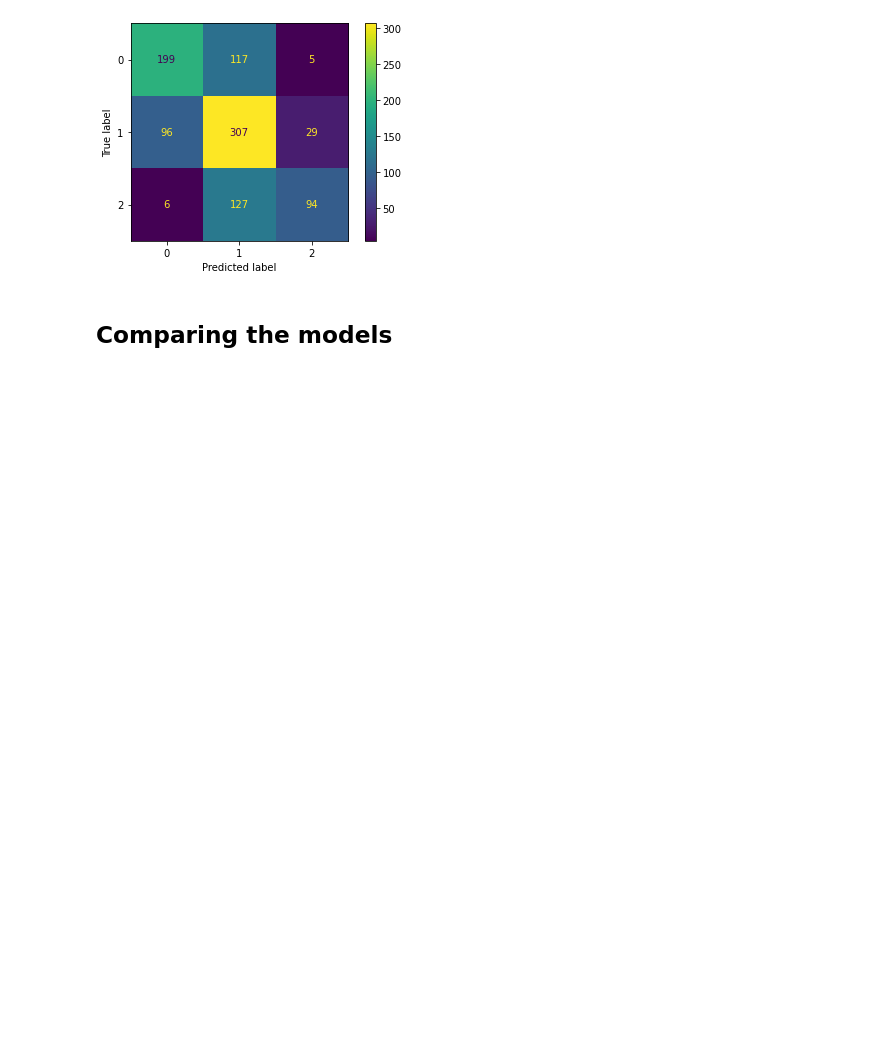
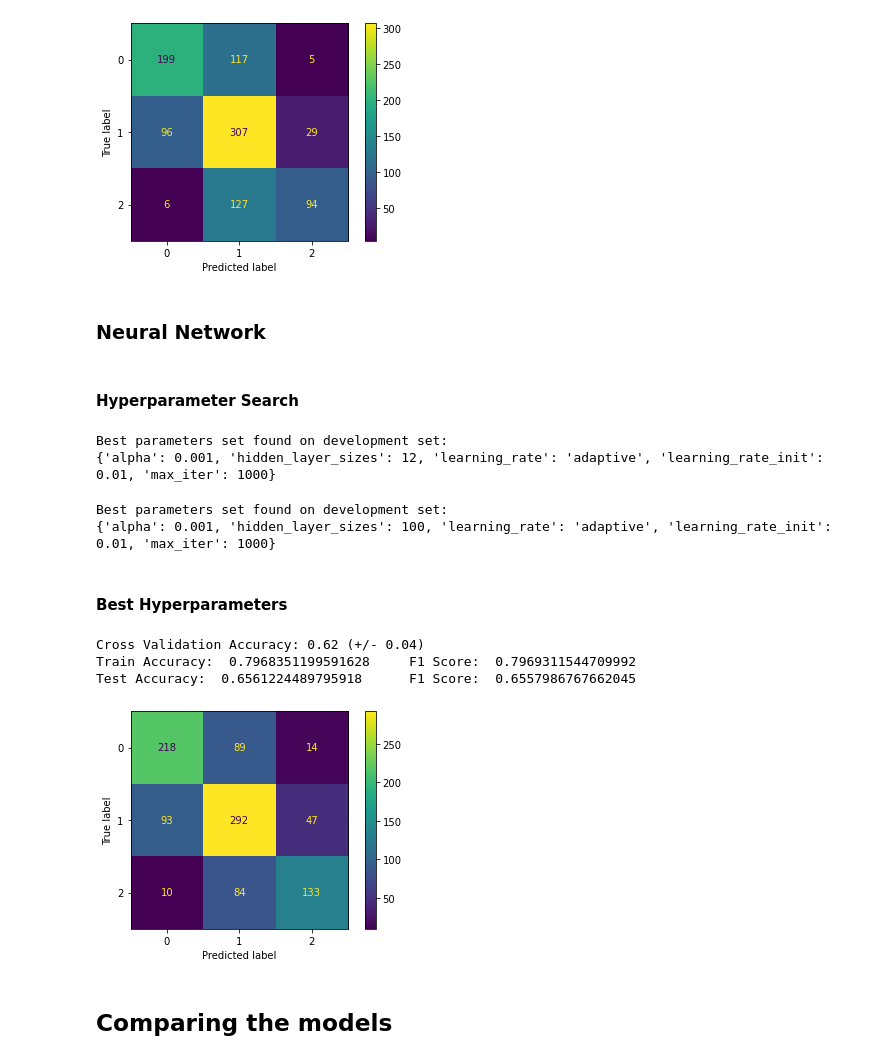
Before and after one commit to franciscomonteiro85/faa-wine-project, a Jupyter notebook: Wine_quality_project.ipynb, the cells around one changed output. Saved outputs shown, nothing was run; the diff lists cells and outputs as text; code cells hidden in the pictures; blank space fills up the shorter version.

```diff
--- a/Wine_quality_project.ipynb
+++ b/Wine_quality_project.ipynb
@@ -370,6 +371,56 @@ Cross Validation Accuracy: 0.62 (+/- 0.05)
 Train Accuracy:  0.6653905053598775     F1 Score:  0.6596308271578305
 Test Accuracy:  0.6122448979591837      F1 Score:  0.6075999966385085
 [figure]
+# %% [markdown]
+### Neural Network
+# %% [markdown]
+#### Hyperparameter Search
+# %%
+parameters_nn = [{'max_iter': [1000],
+                     'hidden_layer_sizes': [(12)],
+                     'alpha': [1e-3,1e-4], 'learning_rate': ['constant', 'invscaling', 'adaptive'],
+                     'learning_rate_init': [0.001, 0.01, 0.05]}]
+clf = GridSearchCV(
+            MLPClassifier(), parameters_nn, scoring='accuracy'
+        )
+clf.fit(X_train, y_train)
+
+print("Best parameters:")
+print(clf.best_params_)
+# %% [output]
+Best parameters set found on development set:
+{'alpha': 0.001, 'hidden_layer_sizes': 12, 'learning_rate': 'adaptive', 'learning_rate_init': 0.01, 'max_iter': 1000}
+# %%
+parameters_nn = [{'alpha': [0.001],
+                  'hidden_layer_sizes': [(12), (24), (100), (12,12), (24,24), (12,12,12), (24,24,24)],
+                  'learning_rate': ['adaptive'], 'learning_rate_init': [0.01], 'max_iter': [1000]}]
+clf = GridSearchCV(
+            MLPClassifier(), parameters_nn, scoring='accuracy'
+        )
+clf.fit(X_train, y_train)
+
+print("Best parameters:")
+print(clf.best_params_)
+# %% [output]
+Best parameters set found on development set:
+{'alpha': 0.001, 'hidden_layer_sizes': 100, 'learning_rate': 'adaptive', 'learning_rate_init': 0.01, 'max_iter': 1000}
+# %% [markdown]
+#### Best Hyperparameters
+# %%
+classifier_nn = MLPClassifier(alpha=0.001, hidden_layer_sizes=(100), learning_rate='adaptive', learning_rate_init=0.01, max_iter=1000)
+y_pred_test , cv_nn, acc_test_nn, acc_train_nn = train(classifier_nn, X_train, X_test, y_train, y_test)
+cm_nn = get_CM(classifier_nn, y_test, y_pred_test)
+Plot_CM(cm_nn, classifier_nn)
+
+truePositives_nn = cm_nn[0][0]
+falsePositives_nn = cm_nn[0][1]
+falseNegatives_nn = cm_nn[1][0]
+trueNegatives_nn = cm_nn[1][1]
+# %% [output]
+Cross Validation Accuracy: 0.62 (+/- 0.04)
+Train Accuracy:  0.7968351199591628     F1 Score:  0.7969311544709992
+Test Accuracy:  0.6561224489795918      F1 Score:  0.6557986767662045
+[figure, added]
 # %% [markdown]
 ## Comparing the models
 # %%
```
Also changed, not shown: parts of 5 cells of this notebook.
